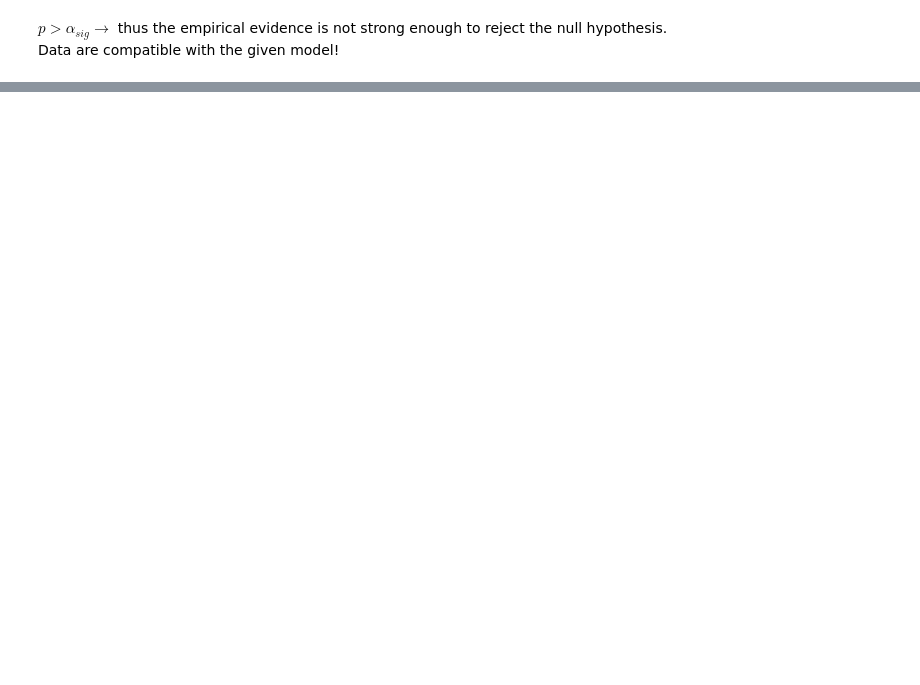
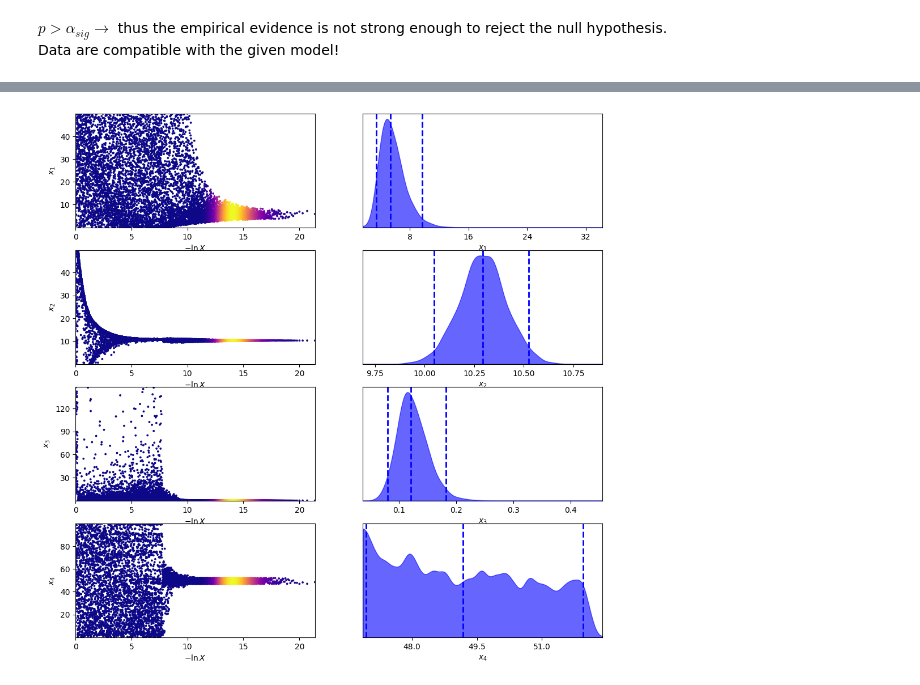
Before and after one commit to Richardforphys/AstroStatistics, a Jupyter notebook: AML/Notebooks/AstroStatistics/Transient.ipynb, the cells around one changed output, grey strips where cells are left out. Drawn from its saved outputs; the diff is of its cells as text; code cells hidden in the pictures; blank space fills up the shorter version.

Commit message:
Analysis done with Nested sampling

```diff
--- a/AML/Notebooks/AstroStatistics/Transient.ipynb
+++ b/AML/Notebooks/AstroStatistics/Transient.ipynb
@@ -293,0 +321,16 @@ Data are compatible with the given model!
+# %%
+def log_likelihood(x):
+    """
+    Gaussian log-likelihood for the transient signal model.
+    """
+    y_model = pdf(x)
+
+    if np.any(np.isnan(y_model)) or np.any(~np.isfinite(y_model)):
+        return -np.inf
+
+
+    return  -0.5 * np.sum(((vals - y_model) / errs)**2) + np.sum(np.log(errs)) + np.sum(np.log(2 * np.pi * errs**2))
+# %%
+sampler = dynesty.NestedSampler(log_likelihood, prior, 4);
+# %%
+sampler.run_nested()
@@ -293,0 +339,2 @@ Data are compatible with the given model!
+# %%
+sresults = sampler.results
@@ -293,0 +348,4 @@ Data are compatible with the given model!
+# %%
+tfig, taxes = dyplot.traceplot(sresults)
+# %% [output]
+[figure, added]
```
Also changed, not shown: parts of 16 cells of this notebook.
